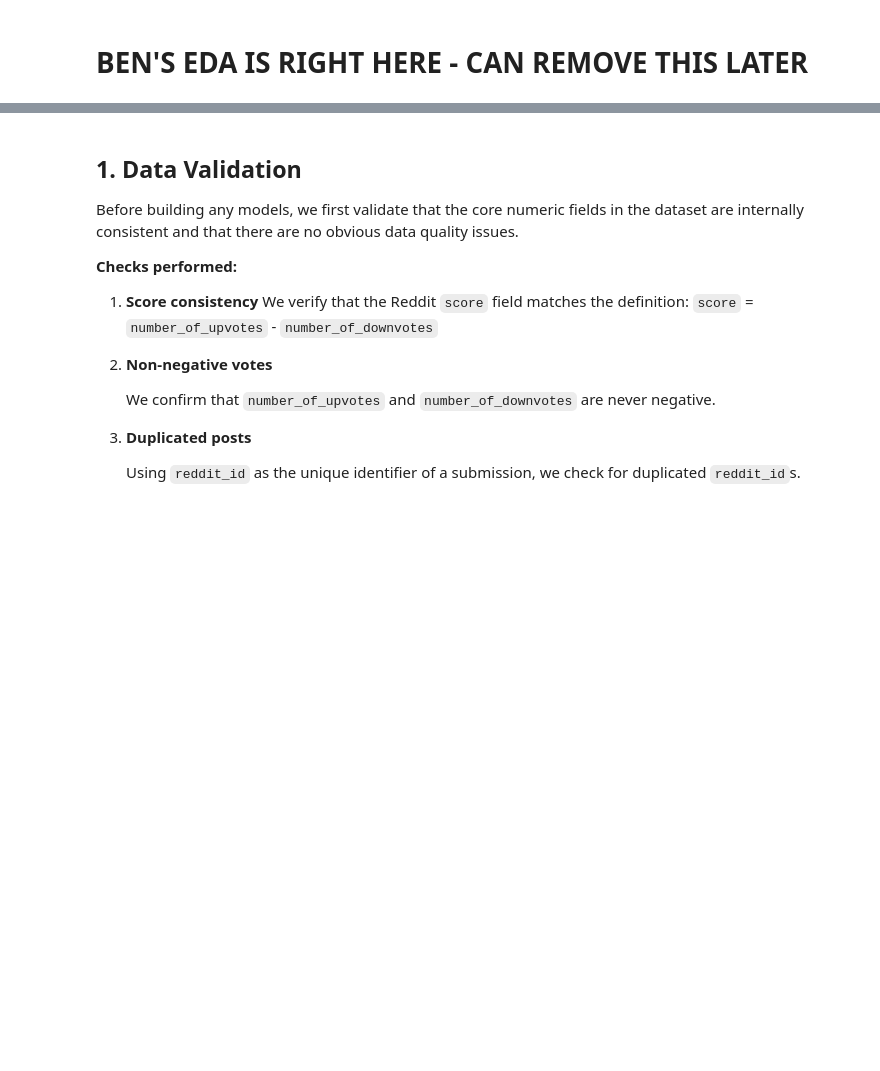
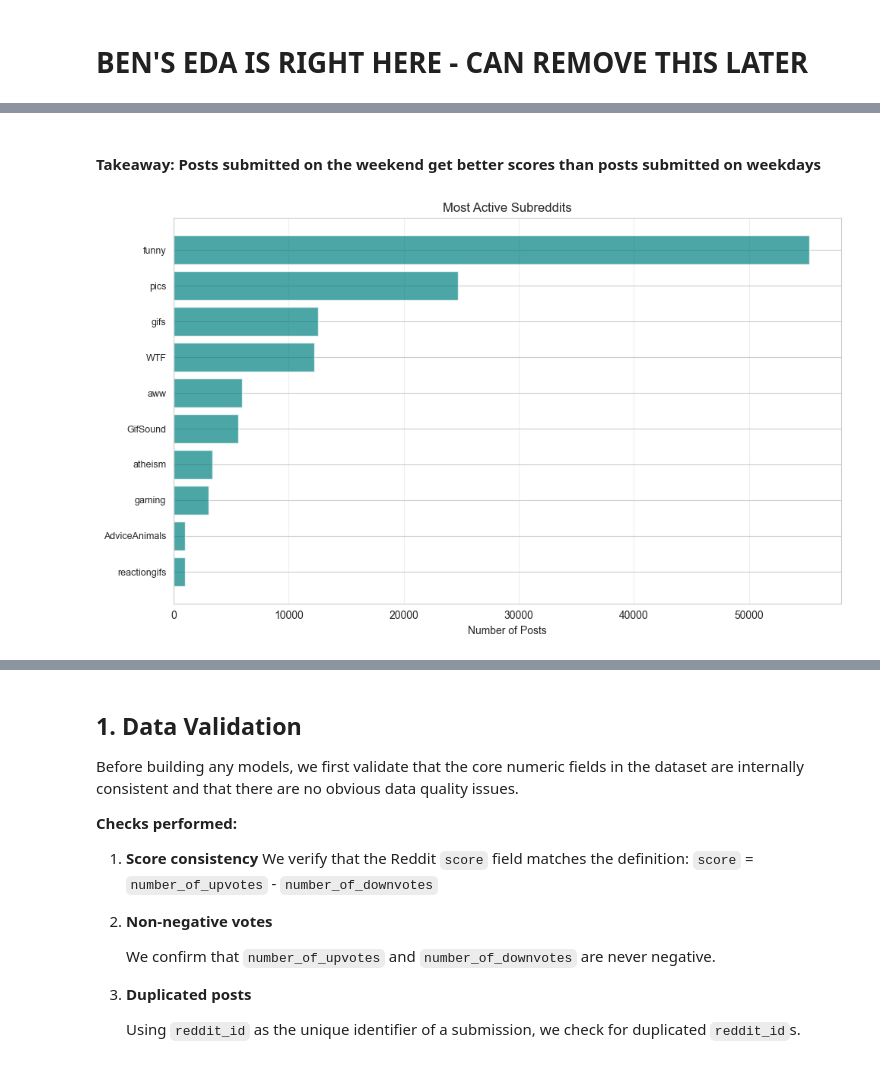
Before and after one commit to rsm-som001/CSE158project, a Jupyter notebook: Master (1).ipynb, the cells around one changed output, grey strips where cells are left out. Saved outputs shown, nothing was run; the diff lists cells and outputs as text; code cells hidden in the pictures; blank space fills up the shorter version.

```diff
--- a/Master (1).ipynb
+++ b/Master (1).ipynb
@@ -217,0 +144,20 @@ Key Findings:
+# %% [markdown]
+#### Takeaway: Posts submitted on the weekend get better scores than posts submitted on weekdays
+# %%
+# Cell 4: Top Subreddits
+
+plt.figure(figsize=(10, 6))
+
+top_subs = eda_df["subreddit"].value_counts().head(10)
+
+plt.barh(range(10), top_subs.values, color="teal", alpha=0.7)
+plt.yticks(range(10), top_subs.index, fontsize=9)
+plt.xlabel("Number of Posts")
+plt.title("Most Active Subreddits")
+plt.gca().invert_yaxis()
+plt.grid(axis="x", alpha=0.3)
+
+plt.tight_layout()
+plt.show()
+# %% [output]
+[figure, added]
```
Also changed, not shown: parts of 9 cells of this notebook.
